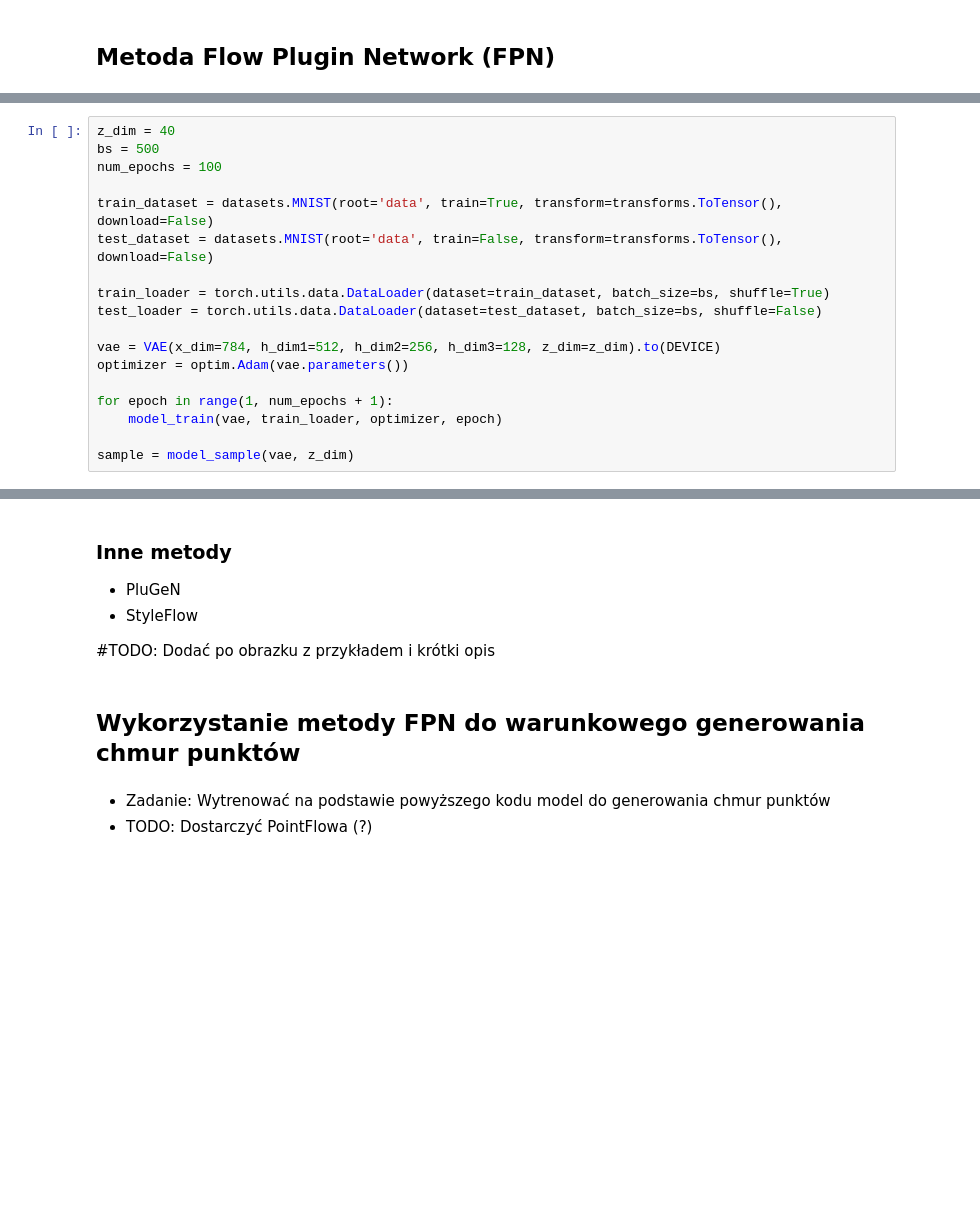
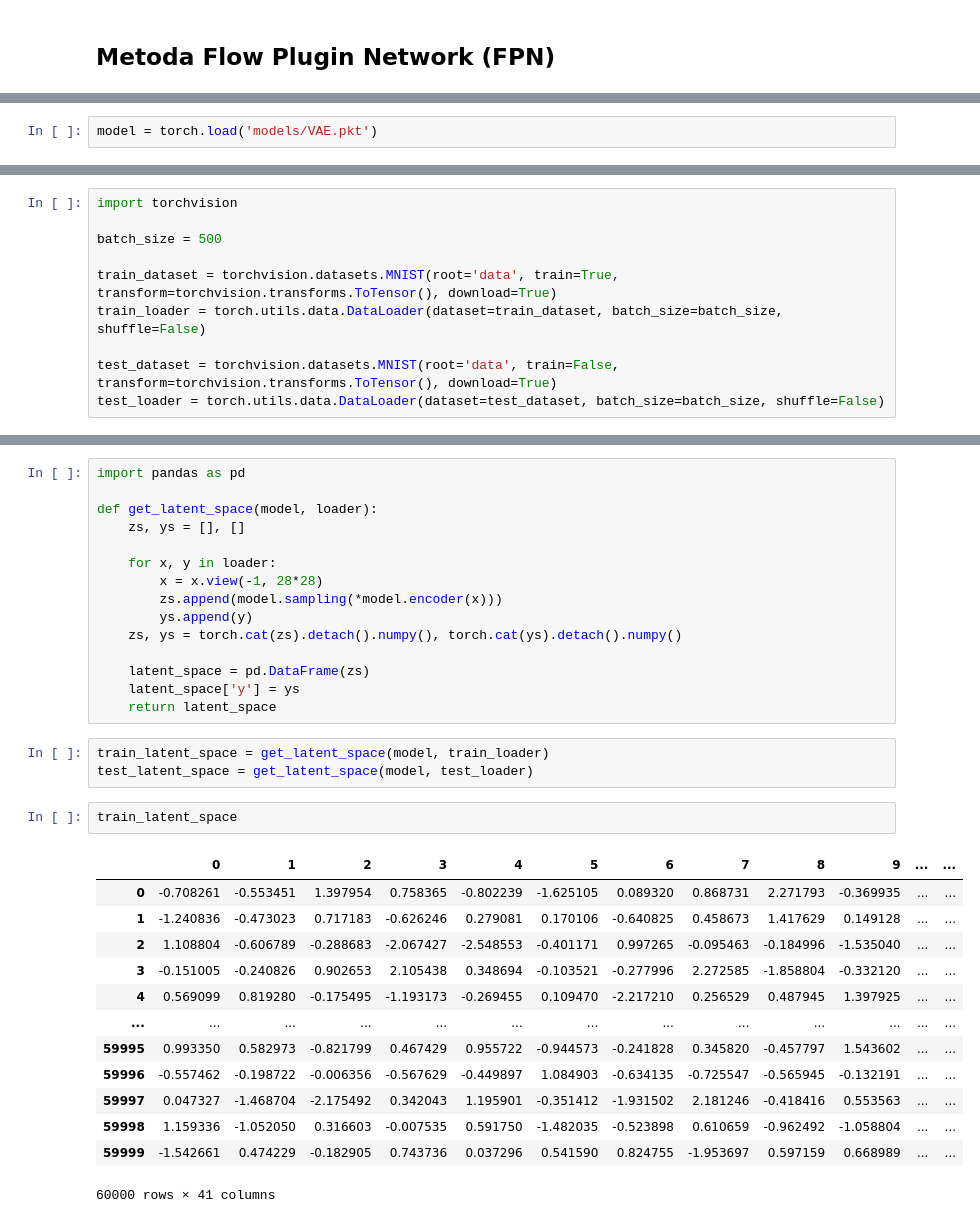
Before and after one commit to pfilo8/Conditional-object-generation-using-pre-trained-models-and-plug-in-networks, a Jupyter notebook: Workshop.ipynb, the cells around one changed output, grey strips where cells are left out. Saved outputs shown, nothing was run; the diff lists cells and outputs as text; blank space fills up the shorter version.

```diff
--- a/Workshop.ipynb
+++ b/Workshop.ipynb
@@ -755,0 +713,2 @@ def model_sample(model, z_dim):
+# %%
+model = torch.load('models/VAE.pkt')
@@ -756,18 +744,10 @@ def model_sample(model, z_dim):
 # %%
-z_dim = 40
-bs = 500
-num_epochs = 100
+import torchvision
 
-train_dataset = datasets.MNIST(root='data', train=True, transform=transforms.ToTensor(), download=False)
-test_dataset = datasets.MNIST(root='data', train=False, transform=transforms.ToTensor(), download=False)
+batch_size = 500
 
-train_loader = torch.utils.data.DataLoader(dataset=train_dataset, batch_size=bs, shuffle=True)
-test_loader = torch.utils.data.DataLoader(dataset=test_dataset, batch_size=bs, shuffle=False)
+train_dataset = torchvision.datasets.MNIST(root='data', train=True, transform=torchvision.transforms.ToTensor(), download=True)
+train_loader = torch.utils.data.DataLoader(dataset=train_dataset, batch_size=batch_size, shuffle=False)
 
-vae = VAE(x_dim=784, h_dim1=512, h_dim2=256, h_dim3=128, z_dim=z_dim).to(DEVICE)
-optimizer = optim.Adam(vae.parameters())
-
-for epoch in range(1, num_epochs + 1):
-    model_train(vae, train_loader, optimizer, epoch)
-
-sample = model_sample(vae, z_dim)
+test_dataset = torchvision.datasets.MNIST(root='data', train=False, transform=torchvision.transforms.ToTensor(), download=True)
+test_loader = torch.utils.data.DataLoader(dataset=test_dataset, batch_size=batch_size, shuffle=False)
@@ -779,12 +754,34 @@ sample = model_sample(vae, z_dim)
-# %% [markdown]
-### Inne metody
-
-  * PluGeN
-  * StyleFlow
-
-#TODO: Dodać po obrazku z przykładem i krótki opis
-# %% [markdown]
-## Wykorzystanie metody FPN do warunkowego generowania chmur punktów
-# %% [markdown]
- * Zadanie: Wytrenować na podstawie powyższego kodu model do generowania chmur punktów
- * TODO: Dostarczyć PointFlowa (?)
+# %%
+import pandas as pd
+
+def get_latent_space(model, loader):
+    zs, ys = [], []
+
+    for x, y in loader:
+        x = x.view(-1, 28*28)
+        zs.append(model.sampling(*model.encoder(x)))
+        ys.append(y)
+    zs, ys = torch.cat(zs).detach().numpy(), torch.cat(ys).detach().numpy()
+
+    latent_space = pd.DataFrame(zs)
+    latent_space['y'] = ys
+    return latent_space
+# %%
+train_latent_space = get_latent_space(model, train_loader)
+test_latent_space = get_latent_space(model, test_loader)
+# %%
+train_latent_space
+# %% [output]
+|  | 0 | 1 | 2 | 3 | 4 | 5 | 6 | 7 | 8 | 9 | ... | ... |
+| 0 | -0.708261 | -0.553451 | 1.397954 | 0.758365 | -0.802239 | -1.625105 | 0.089320 | 0.868731 | 2.271793 | -0.369935 | ... | ... |
+| 1 | -1.240836 | -0.473023 | 0.717183 | -0.626246 | 0.279081 | 0.170106 | -0.640825 | 0.458673 | 1.417629 | 0.149128 | ... | ... |
+| 2 | 1.108804 | -0.606789 | -0.288683 | -2.067427 | -2.548553 | -0.401171 | 0.997265 | -0.095463 | -0.184996 | -1.535040 | ... | ... |
+| 3 | -0.151005 | -0.240826 | 0.902653 | 2.105438 | 0.348694 | -0.103521 | -0.277996 | 2.272585 | -1.858804 | -0.332120 | ... | ... |
+| 4 | 0.569099 | 0.819280 | -0.175495 | -1.193173 | -0.269455 | 0.109470 | -2.217210 | 0.256529 | 0.487945 | 1.397925 | ... | ... |
+| ... | ... | ... | ... | ... | ... | ... | ... | ... | ... | ... | ... | ... |
+| 59995 | 0.993350 | 0.582973 | -0.821799 | 0.467429 | 0.955722 | -0.944573 | -0.241828 | 0.345820 | -0.457797 | 1.543602 | ... | ... |
+| 59996 | -0.557462 | -0.198722 | -0.006356 | -0.567629 | -0.449897 | 1.084903 | -0.634135 | -0.725547 | -0.565945 | -0.132191 | ... | ... |
+| 59997 | 0.047327 | -1.468704 | -2.175492 | 0.342043 | 1.195901 | -0.351412 | -1.931502 | 2.181246 | -0.418416 | 0.553563 | ... | ... |
+| 59998 | 1.159336 | -1.052050 | 0.316603 | -0.007535 | 0.591750 | -1.482035 | -0.523898 | 0.610659 | -0.962492 | -1.058804 | ... | ... |
+| 59999 | -1.542661 | 0.474229 | -0.182905 | 0.743736 | 0.037296 | 0.541590 | 0.824755 | -1.953697 | 0.597159 | 0.668989 | ... | ... |
+60000 rows × 41 columns
```
Also changed, not shown: parts of 32 cells of this notebook, 12 other files.
